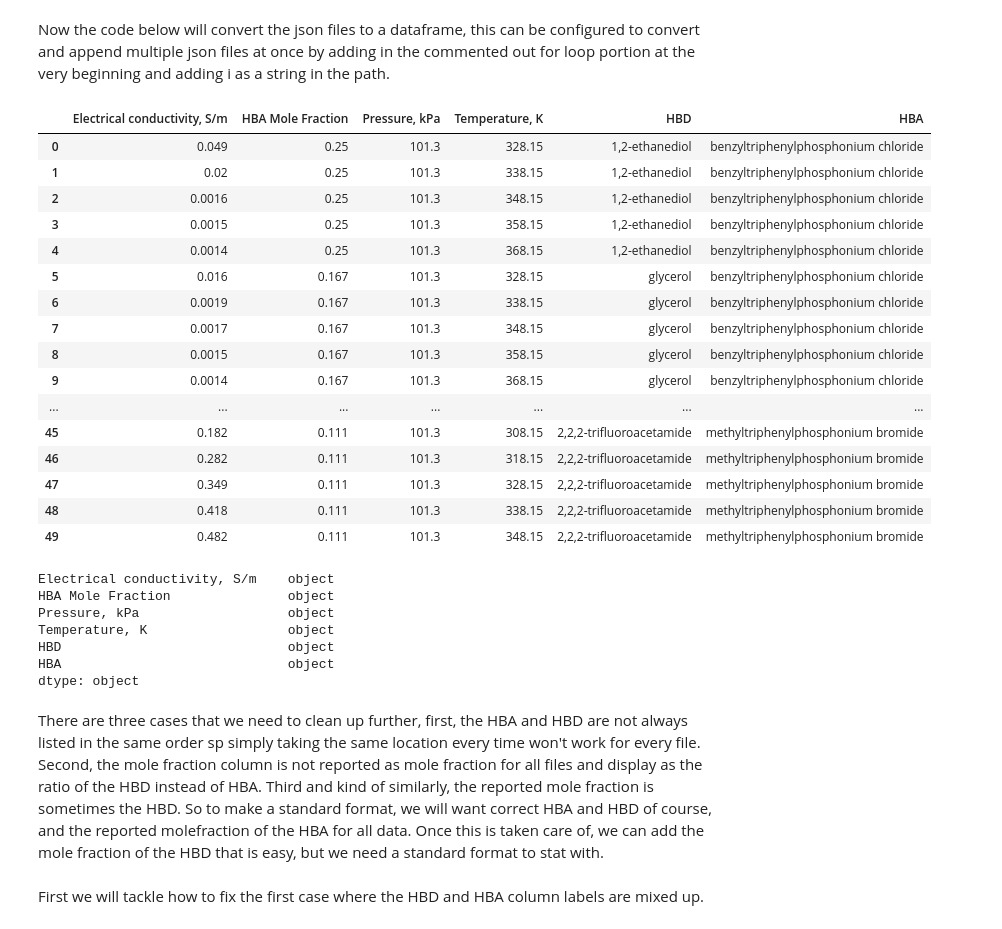
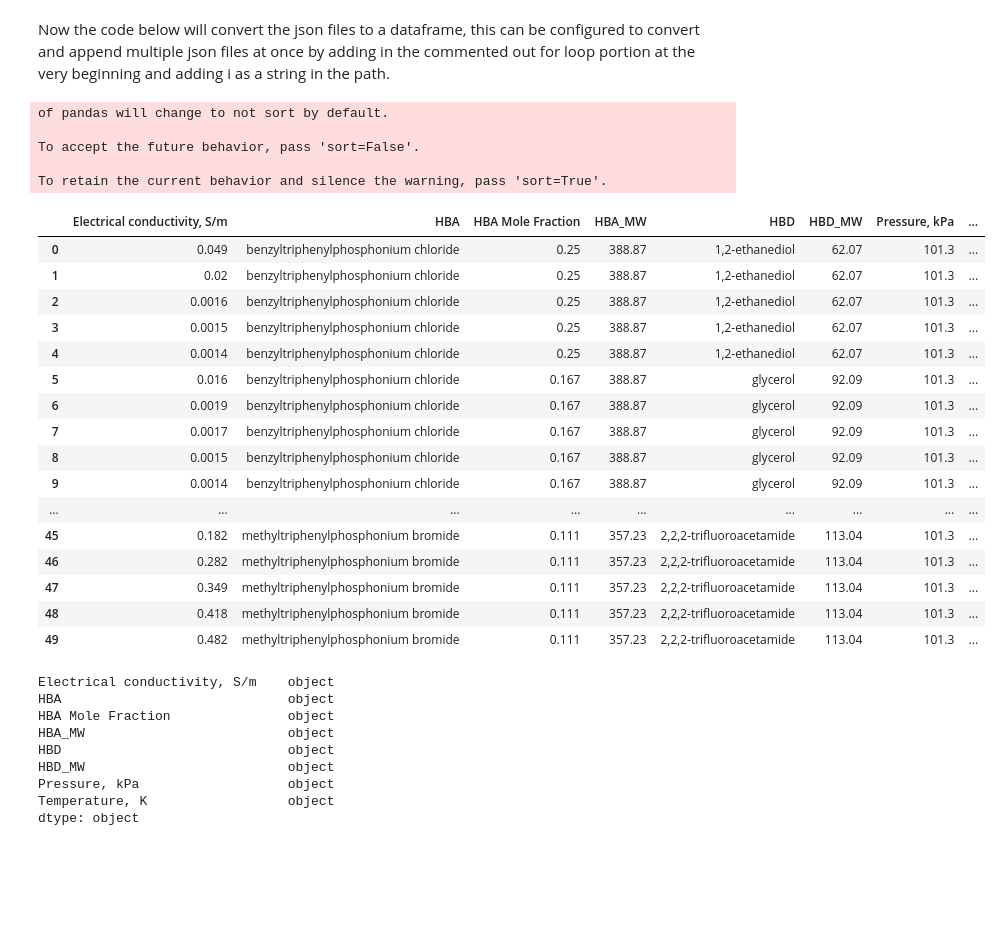
Before and after one commit to jrodguez/des-basis-set, a Jupyter notebook: scripts/webscrapping/conductivity/conductivity_des_webscrapping.ipynb, the cells around one changed output. Cells and saved outputs as stored; diff of their text form; code cells hidden in the pictures; blank space fills up the shorter version.

Commit message:
completed density webscraping, modified other notebooks to also get mw for the HBD and HBA from the scraped data

```diff
--- a/scripts/webscrapping/conductivity/conductivity_des_webscrapping.ipynb
+++ b/scripts/webscrapping/conductivity/conductivity_des_webscrapping.ipynb
@@ -81,7 +44,7 @@ outer_old = pd.DataFrame()
 outer_new = pd.DataFrame()
 
 for i in range(31):
-    with open("nist_data/conductivity/%s.json" % str(i+1)) as json_file:
+    with open("/Users/jaime/Desktop/nist_data/conductivity/%s.json" % str(i+1)) as json_file:
 
         #grab data, data headers (names), the salt name
         json_full = json.load(json_file)
@@ -106,6 +69,15 @@ for i in range(31):
             inner_old = inner_new
 
         #print(inner_old.columns)
+
+
+        #add the MW for HBD and HBA
+        for i in range(len(json_saltname['name'])):
+            if 'chloride' in json_saltname['name'][i] or 'bromide' in json_saltname['name'][i]:
+                inner_old['HBA_MW']=json_saltname['mw'][i]
+            else:
+                inner_old['HBD_MW']=json_saltname['mw'][i]
+
 
         #add the DES components, i.e. HBA and HBD
         # they are not always listed in the same order on nist data, i.e., HBA always first. Will figure out later.
@@ -134,58 +106,65 @@ for i in range(31):
                 #next make an empty list that will hold all the new HBA mole fractions
                 mole_fractions_list = []
                 #loop through every HBD ratio in the column
                 for k in range(len(inner_old['HBA Mole Fraction'])):
                     #Calculate the HBA mole fraction from every HBD ratio and append to the list
                     mole_fractions_list.append(1/(1+inner_old['HBA Mole Fraction'][k]))
                 #finally make the list the new mole fraction column in the dataframe
                 inner_old['HBA Mole Fraction'] = mole_fractions_list
             #in the last case, if the word mole fraction is present but not a halogen, HBD mole fraction is displayed.
             #Follow simialr process as before
             elif 'Mole fraction' in inner_old.columns[j] and not 'chloride' in inner_old.columns[j] or 'Mole fraction' in inner_old.columns[j] and not 'bromide' in inner_old.columns[j]:
                 inner_old = inner_old.rename(columns={inner_old.columns[j]:'HBA Mole Fraction'})
                 #convert to float instead since it is a decimal
                 inner_old['HBA Mole Fraction'] = inner_old['HBA Mole Fraction'].astype(float)
                 #empty list
                 mole_fractions_list = []
                 #loop through column
                 for k in range(len(inner_old['HBA Mole Fraction'])):
                     #subtract 1 from HBD mole fraction to get HBA mole fraction and append to list
                     mole_fractions_list.append(1 - inner_old['HBA Mole Fraction'][k])
                 #replace column
                 inner_old['HBA Mole Fraction'] = mole_fractions_list
 
 
         #add to the growing dataframe
         outer_new = pd.concat([inner_old, outer_old], axis = 0, ignore_index = True)
         outer_old = outer_new
 
 outer_old.head(50)
 # %% [output]
+of pandas will change to not sort by default.
+
+To accept the future behavior, pass 'sort=False'.
+
+To retain the current behavior and silence the warning, pass 'sort=True'.
-|  | Electrical conductivity, S/m | HBA Mole Fraction | Pressure, kPa | Temperature, K | HBD | HBA |
-| 0 | 0.049 | 0.25 | 101.3 | 328.15 | 1,2-ethanediol | benzyltriphenylphosphonium chloride |
-| 1 | 0.02 | 0.25 | 101.3 | 338.15 | 1,2-ethanediol | benzyltriphenylphosphonium chloride |
-| 2 | 0.0016 | 0.25 | 101.3 | 348.15 | 1,2-ethanediol | benzyltriphenylphosphonium chloride |
-| 3 | 0.0015 | 0.25 | 101.3 | 358.15 | 1,2-ethanediol | benzyltriphenylphosphonium chloride |
-| 4 | 0.0014 | 0.25 | 101.3 | 368.15 | 1,2-ethanediol | benzyltriphenylphosphonium chloride |
-| 5 | 0.016 | 0.167 | 101.3 | 328.15 | glycerol | benzyltriphenylphosphonium chloride |
-| 6 | 0.0019 | 0.167 | 101.3 | 338.15 | glycerol | benzyltriphenylphosphonium chloride |
-| 7 | 0.0017 | 0.167 | 101.3 | 348.15 | glycerol | benzyltriphenylphosphonium chloride |
-| 8 | 0.0015 | 0.167 | 101.3 | 358.15 | glycerol | benzyltriphenylphosphonium chloride |
-| 9 | 0.0014 | 0.167 | 101.3 | 368.15 | glycerol | benzyltriphenylphosphonium chloride |
-| ... | ... | ... | ... | ... | ... | ... |
-| 45 | 0.182 | 0.111 | 101.3 | 308.15 | 2,2,2-trifluoroacetamide | methyltriphenylphosphonium bromide |
-| 46 | 0.282 | 0.111 | 101.3 | 318.15 | 2,2,2-trifluoroacetamide | methyltriphenylphosphonium bromide |
-| 47 | 0.349 | 0.111 | 101.3 | 328.15 | 2,2,2-trifluoroacetamide | methyltriphenylphosphonium bromide |
-| 48 | 0.418 | 0.111 | 101.3 | 338.15 | 2,2,2-trifluoroacetamide | methyltriphenylphosphonium bromide |
-| 49 | 0.482 | 0.111 | 101.3 | 348.15 | 2,2,2-trifluoroacetamide | methyltriphenylphosphonium bromide |
+|  | Electrical conductivity, S/m | HBA | HBA Mole Fraction | HBA_MW | HBD | HBD_MW | Pressure, kPa | ... |
+| 0 | 0.049 | benzyltriphenylphosphonium chloride | 0.25 | 388.87 | 1,2-ethanediol | 62.07 | 101.3 | ... |
+| 1 | 0.02 | benzyltriphenylphosphonium chloride | 0.25 | 388.87 | 1,2-ethanediol | 62.07 | 101.3 | ... |
+| 2 | 0.0016 | benzyltriphenylphosphonium chloride | 0.25 | 388.87 | 1,2-ethanediol | 62.07 | 101.3 | ... |
+| 3 | 0.0015 | benzyltriphenylphosphonium chloride | 0.25 | 388.87 | 1,2-ethanediol | 62.07 | 101.3 | ... |
+| 4 | 0.0014 | benzyltriphenylphosphonium chloride | 0.25 | 388.87 | 1,2-ethanediol | 62.07 | 101.3 | ... |
+| 5 | 0.016 | benzyltriphenylphosphonium chloride | 0.167 | 388.87 | glycerol | 92.09 | 101.3 | ... |
+| 6 | 0.0019 | benzyltriphenylphosphonium chloride | 0.167 | 388.87 | glycerol | 92.09 | 101.3 | ... |
+| 7 | 0.0017 | benzyltriphenylphosphonium chloride | 0.167 | 388.87 | glycerol | 92.09 | 101.3 | ... |
+| 8 | 0.0015 | benzyltriphenylphosphonium chloride | 0.167 | 388.87 | glycerol | 92.09 | 101.3 | ... |
+| 9 | 0.0014 | benzyltriphenylphosphonium chloride | 0.167 | 388.87 | glycerol | 92.09 | 101.3 | ... |
+| ... | ... | ... | ... | ... | ... | ... | ... | ... |
+| 45 | 0.182 | methyltriphenylphosphonium bromide | 0.111 | 357.23 | 2,2,2-trifluoroacetamide | 113.04 | 101.3 | ... |
+| 46 | 0.282 | methyltriphenylphosphonium bromide | 0.111 | 357.23 | 2,2,2-trifluoroacetamide | 113.04 | 101.3 | ... |
+| 47 | 0.349 | methyltriphenylphosphonium bromide | 0.111 | 357.23 | 2,2,2-trifluoroacetamide | 113.04 | 101.3 | ... |
+| 48 | 0.418 | methyltriphenylphosphonium bromide | 0.111 | 357.23 | 2,2,2-trifluoroacetamide | 113.04 | 101.3 | ... |
+| 49 | 0.482 | methyltriphenylphosphonium bromide | 0.111 | 357.23 | 2,2,2-trifluoroacetamide | 113.04 | 101.3 | ... |
 # %%
 outer_old.dtypes
 # %% [output]
 Electrical conductivity, S/m    object
+HBA                             object
 HBA Mole Fraction               object
+HBA_MW                          object
+HBD                             object
+HBD_MW                          object
 Pressure, kPa                   object
 Temperature, K                  object
-HBD                             object
-HBA                             object
 dtype: object
 # %%
@@ -193,4 +171,0 @@ pd.DataFrame.to_csv(outer_old, path_or_buf='nist_data/conductivity/conductivity.
-# %% [markdown]
-There are three cases that we need to clean up further, first, the HBA and HBD are not always listed in the same order sp simply taking the same location every time won't work for every file. Second, the mole fraction column is not reported as mole fraction for all files and display as the ratio of the HBD instead of HBA. Third and kind of similarly, the reported mole fraction is sometimes the HBD. So to make a standard format, we will want correct HBA and HBD of course, and the reported molefraction of the HBA for all data. Once this is taken care of, we can add the mole fraction of the HBD that is easy, but we need a standard format to stat with.
-# %% [markdown]
-First we will tackle how to fix the first case where the HBD and HBA column labels are mixed up.
```
Also changed, not shown: parts of 5 cells of this notebook, 5 other files.
